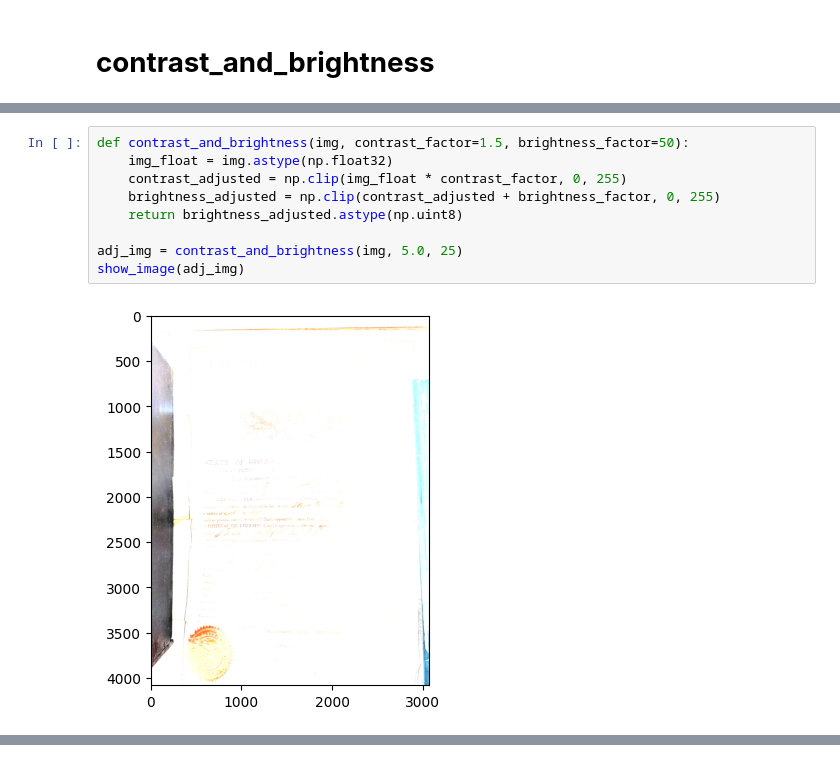
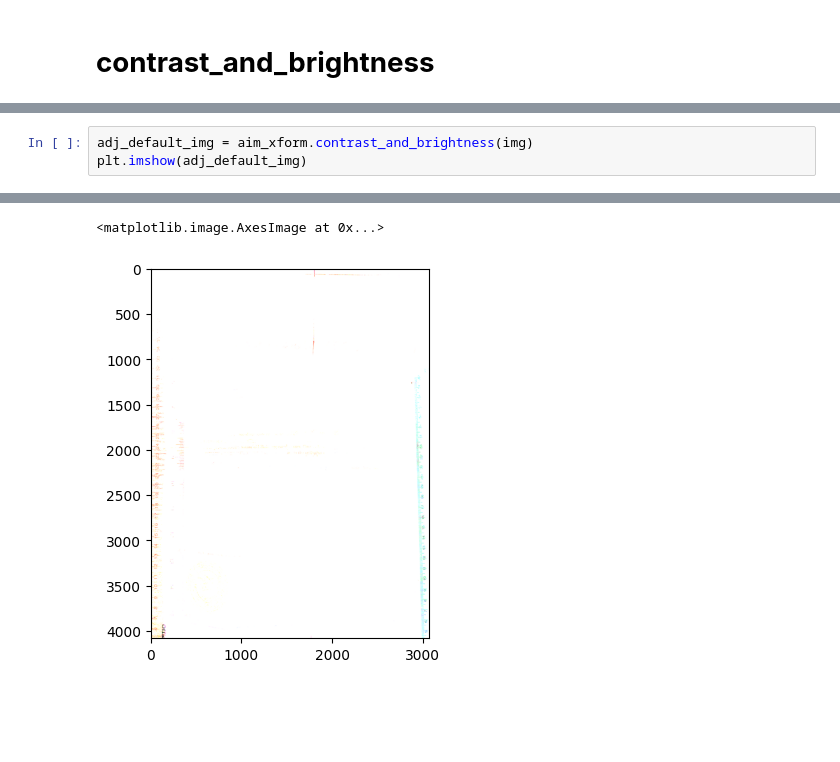
Before and after one commit to blu3crab/AIM, a Jupyter notebook: ipynb/aim_xform_it.ipynb, the cells around one changed output, grey strips where cells are left out. Saved outputs shown, nothing was run; the diff lists cells and outputs as text; blank space fills up the shorter version.

```diff
--- a/ipynb/aim_xform_it.ipynb
+++ b/ipynb/aim_xform_it.ipynb
@@ -181,11 +48,4 @@ show_image(img)
-# %%
-def contrast_and_brightness(img, contrast_factor=1.5, brightness_factor=50):
-    img_float = img.astype(np.float32)
-    contrast_adjusted = np.clip(img_float * contrast_factor, 0, 255)
-    brightness_adjusted = np.clip(contrast_adjusted + brightness_factor, 0, 255)
-    return brightness_adjusted.astype(np.uint8)
-
-adj_img = contrast_and_brightness(img, 5.0, 25)
-show_image(adj_img)
-# %% [output]
-[figure, removed]
+# %%
+adj_default_img = aim_xform.contrast_and_brightness(img)
+plt.imshow(adj_default_img)
+# %% [output]
@@ -191,0 +53,2 @@ show_image(adj_img)
+<matplotlib.image.AxesImage at 0x...>
+[figure, added]
```
Also changed, not shown: parts of 16 cells of this notebook, 2 other files.
